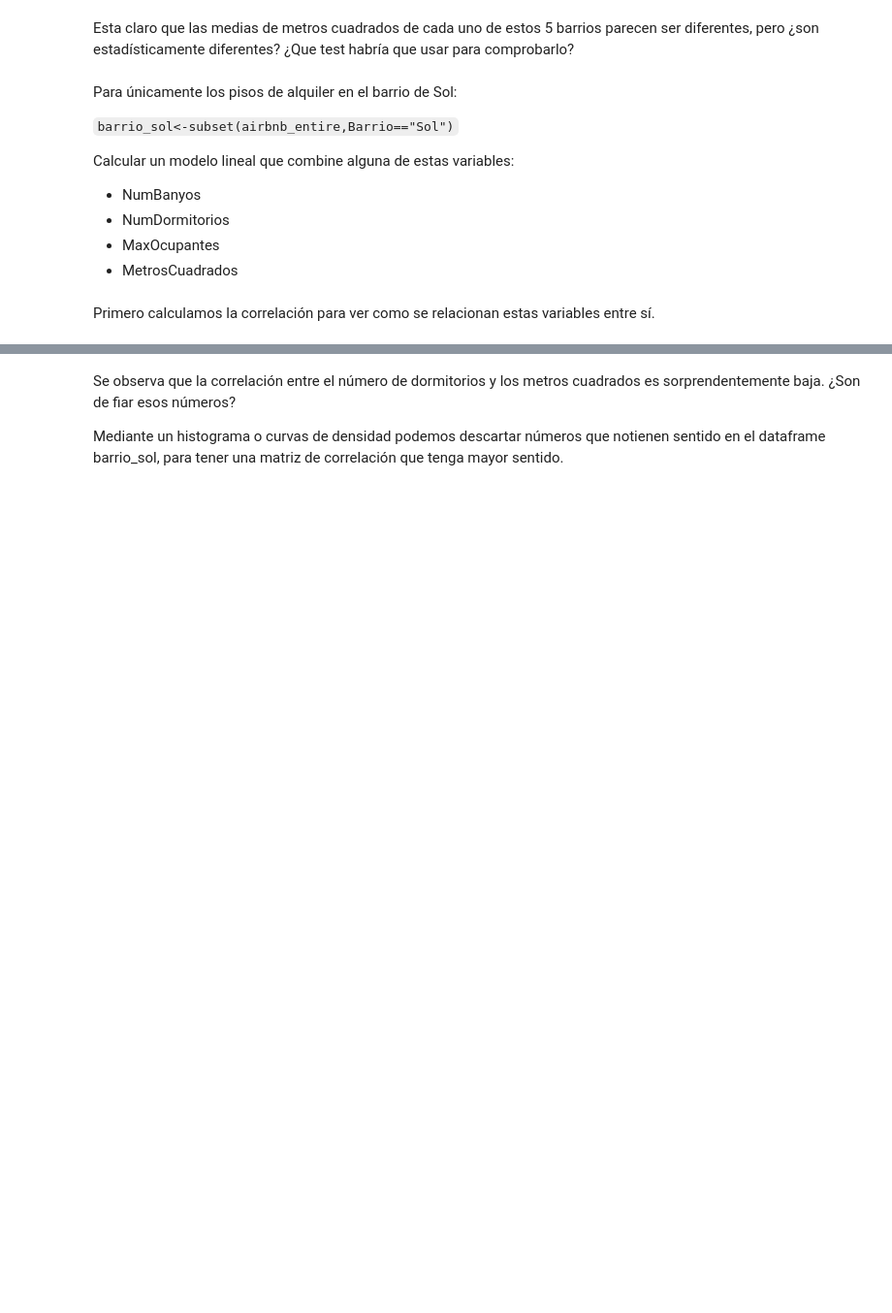
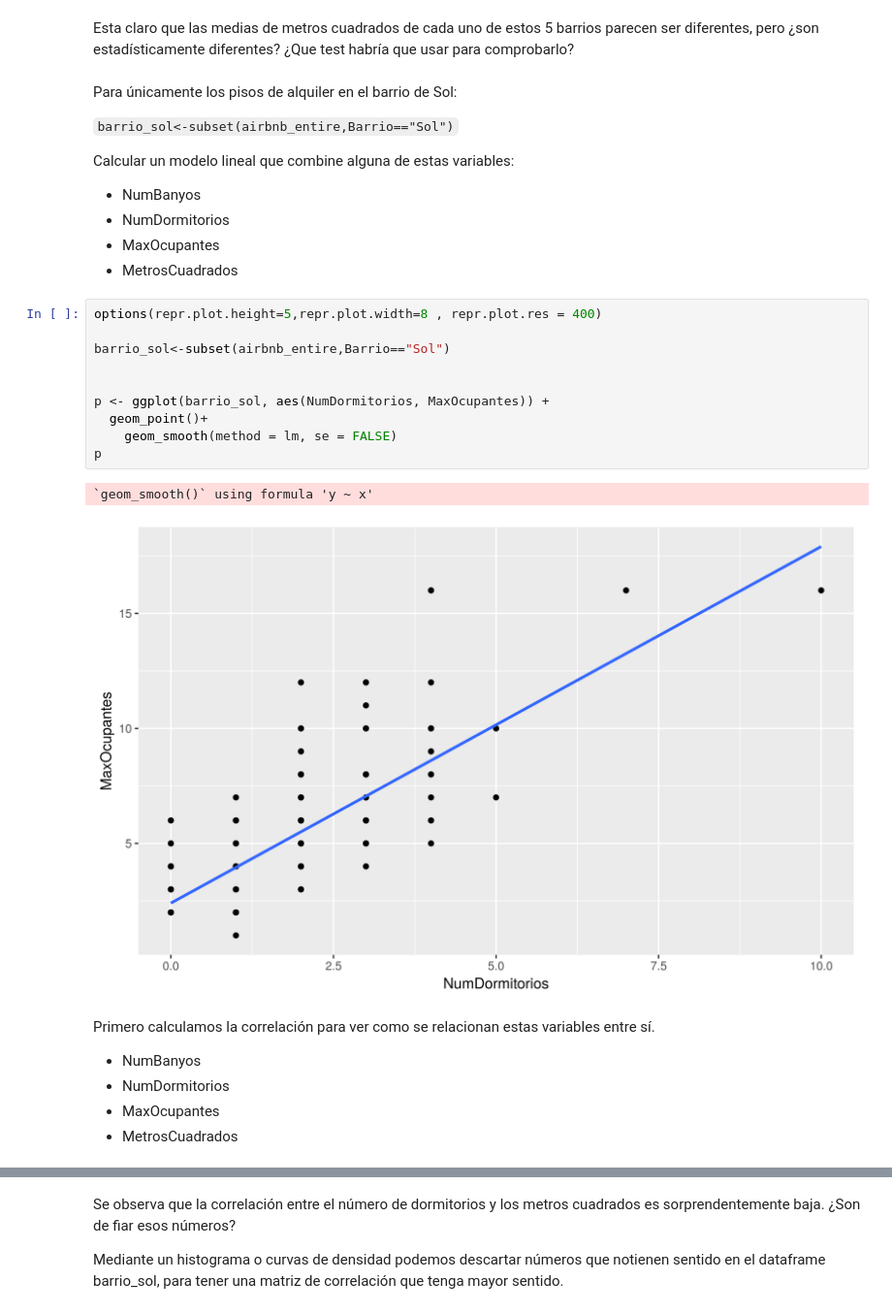
Before and after one commit to n1rocket/estadistica_r_armando_bueno, a Jupyter notebook: 0-PracticaFinal.ipynb, the cells around one changed output, grey strips where cells are left out. Shown at 97% size. Saved outputs shown, nothing was run; the diff lists cells and outputs as text; blank space fills up the shorter version.

```diff
--- a/0-PracticaFinal.ipynb
+++ b/0-PracticaFinal.ipynb
@@ -102,5 +440,22 @@ Calcular un modelo lineal que combine alguna de estas variables:
 * NumDormitorios
 * MaxOcupantes
 * MetrosCuadrados
+# %%
+options(repr.plot.height=5,repr.plot.width=8 , repr.plot.res = 400)
+
+barrio_sol<-subset(airbnb_entire,Barrio=="Sol")
+
+
+p <- ggplot(barrio_sol, aes(NumDormitorios, MaxOcupantes)) +
+  geom_point()+
+    geom_smooth(method = lm, se = FALSE)
+p
+# %% [output]
+`geom_smooth()` using formula 'y ~ x'
+[figure, added]
 # %% [markdown]
 Primero calculamos la correlación para ver como se relacionan estas variables entre sí.
+* NumBanyos
+* NumDormitorios
+* MaxOcupantes
+* MetrosCuadrados
```
Also changed, not shown: parts of 25 cells of this notebook, 1 other file.
